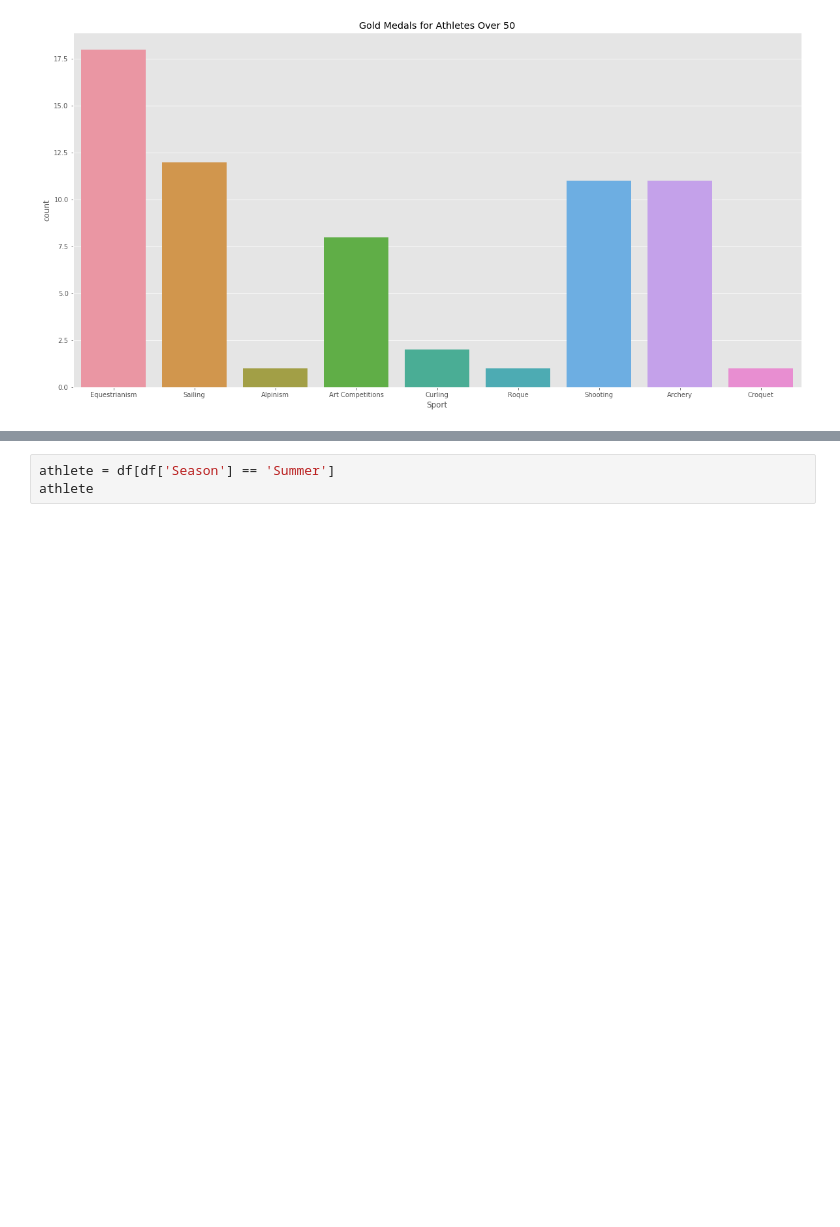
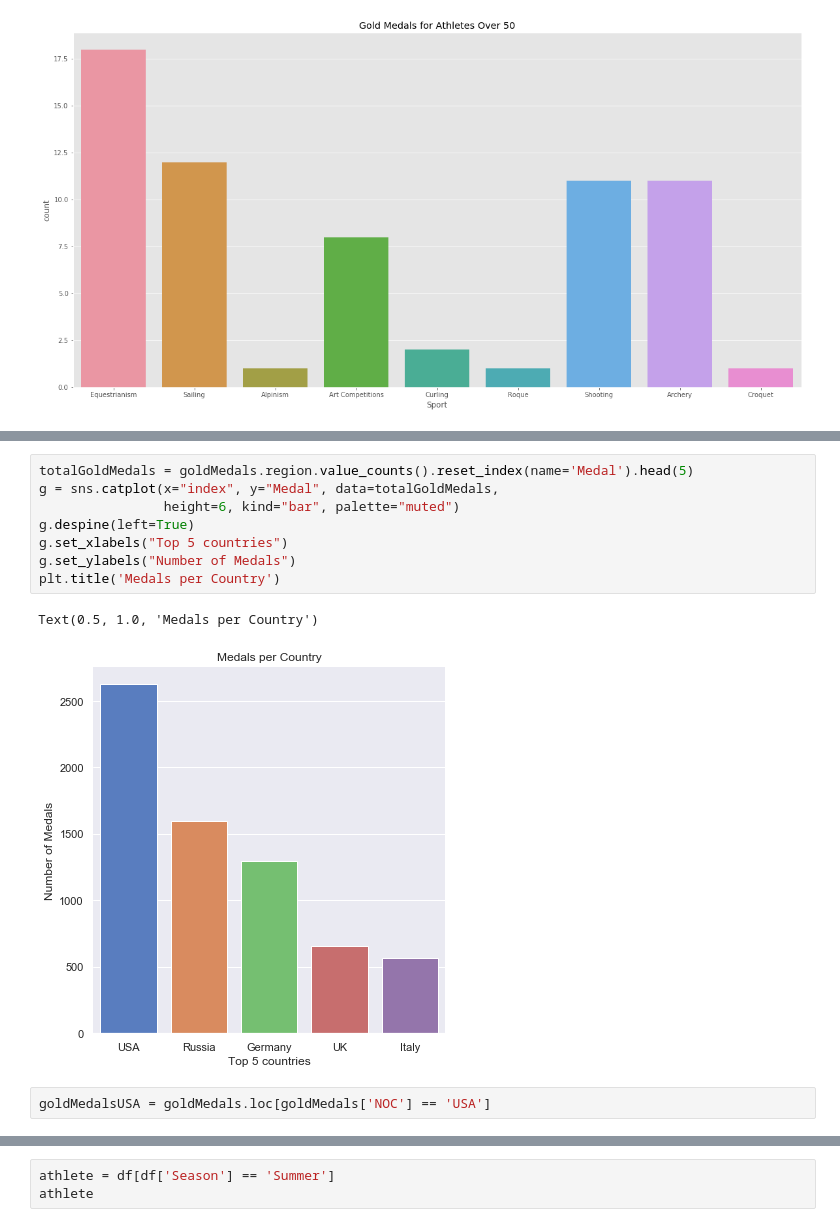
Before and after one commit to baiyuelang/olympic, a Jupyter notebook: final_project.ipynb, the cells around one changed output, grey strips where cells are left out. Drawn from its saved outputs; the diff is of its cells as text; blank space fills up the shorter version.

```diff
--- a/final_project.ipynb
+++ b/final_project.ipynb
@@ -157,0 +143,13 @@ Text(0.5, 1.0, 'Gold Medals for Athletes Over 50')
+# %%
+totalGoldMedals = goldMedals.region.value_counts().reset_index(name='Medal').head(5)
+g = sns.catplot(x="index", y="Medal", data=totalGoldMedals,
+                height=6, kind="bar", palette="muted")
+g.despine(left=True)
+g.set_xlabels("Top 5 countries")
+g.set_ylabels("Number of Medals")
+plt.title('Medals per Country')
+# %% [output]
+Text(0.5, 1.0, 'Medals per Country')
+[figure, added]
+# %%
+goldMedalsUSA = goldMedals.loc[goldMedals['NOC'] == 'USA']
```
Also changed, not shown: parts of 16 cells of this notebook.
